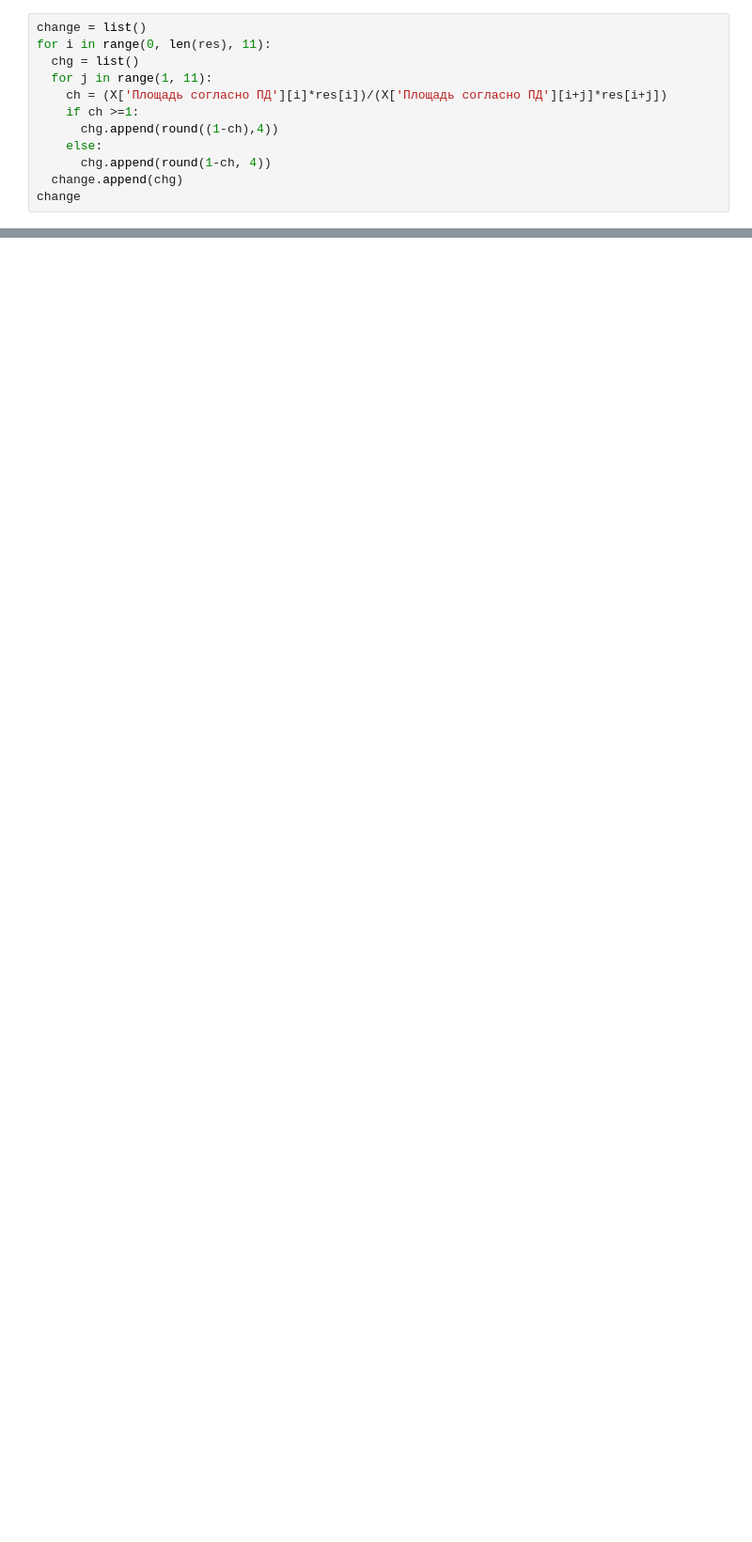
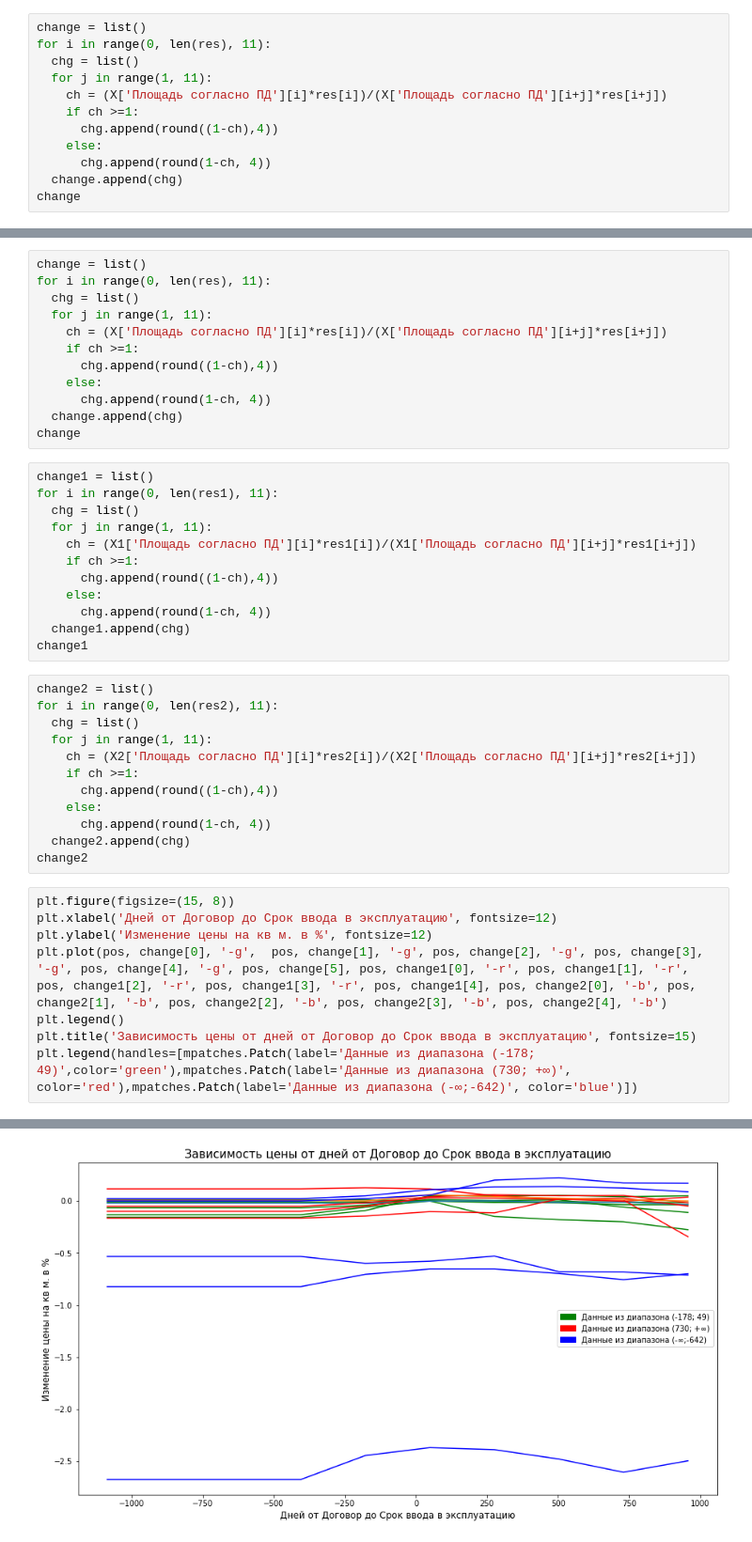
Before and after one commit to dan0nchik/anflat, a Jupyter notebook: Charts.ipynb, the cells around one changed output, grey strips where cells are left out. Shown at 94% size. Drawn from its saved outputs; the diff is of its cells as text; blank space fills up the shorter version.

```diff
--- a/Charts.ipynb
+++ b/Charts.ipynb
@@ -210,0 +327,45 @@ No handles with labels found to put in legend.
+# %%
+change = list()
+for i in range(0, len(res), 11):
+  chg = list()
+  for j in range(1, 11):
+    ch = (X['Площадь согласно ПД'][i]*res[i])/(X['Площадь согласно ПД'][i+j]*res[i+j])
+    if ch >=1:
+      chg.append(round((1-ch),4))
+    else:
+      chg.append(round(1-ch, 4))
+  change.append(chg)
+change
+# %%
+change1 = list()
+for i in range(0, len(res1), 11):
+  chg = list()
+  for j in range(1, 11):
+    ch = (X1['Площадь согласно ПД'][i]*res1[i])/(X1['Площадь согласно ПД'][i+j]*res1[i+j])
+    if ch >=1:
+      chg.append(round((1-ch),4))
+    else:
+      chg.append(round(1-ch, 4))
+  change1.append(chg)
+change1
+# %%
+change2 = list()
+for i in range(0, len(res2), 11):
+  chg = list()
+  for j in range(1, 11):
+    ch = (X2['Площадь согласно ПД'][i]*res2[i])/(X2['Площадь согласно ПД'][i+j]*res2[i+j])
+    if ch >=1:
+      chg.append(round((1-ch),4))
+    else:
+      chg.append(round(1-ch, 4))
+  change2.append(chg)
+change2
+# %%
+plt.figure(figsize=(15, 8))
+plt.xlabel('Дней от Договор до Срок ввода в эксплуатацию', fontsize=12)
+plt.ylabel('Изменение цены на кв м. в %', fontsize=12)
+plt.plot(pos, change[0], '-g',  pos, change[1], '-g', pos, change[2], '-g', pos, change[3], '-g', pos, change[4], '-g', pos, change[5], pos, change1[0], '-r', pos, change1[1], '-r', pos, change1[2], '-r', pos, change1[3], '-r', pos, change1[4], pos, change2[0], '-b', pos, change2[1], '-b', pos, change2[2], '-b', pos, change2[3], '-b', pos, change2[4], '-b')
+plt.legend()
+plt.title('Зависимость цены от дней от Договор до Срок ввода в эксплуатацию', fontsize=15)
+plt.legend(handles=[mpatches.Patch(label='Данные из диапазона (-178; 49)',color='green'),mpatches.Patch(label='Данные из диапазона (730; +∞)', color='red'),mpatches.Patch(label='Данные из диапазона (-∞;-642)', color='blue')])
+# %% [output]
@@ -210,0 +374 @@ No handles with labels found to put in legend.
+[figure, added]
```
Also changed, not shown: parts of 30 cells of this notebook.
